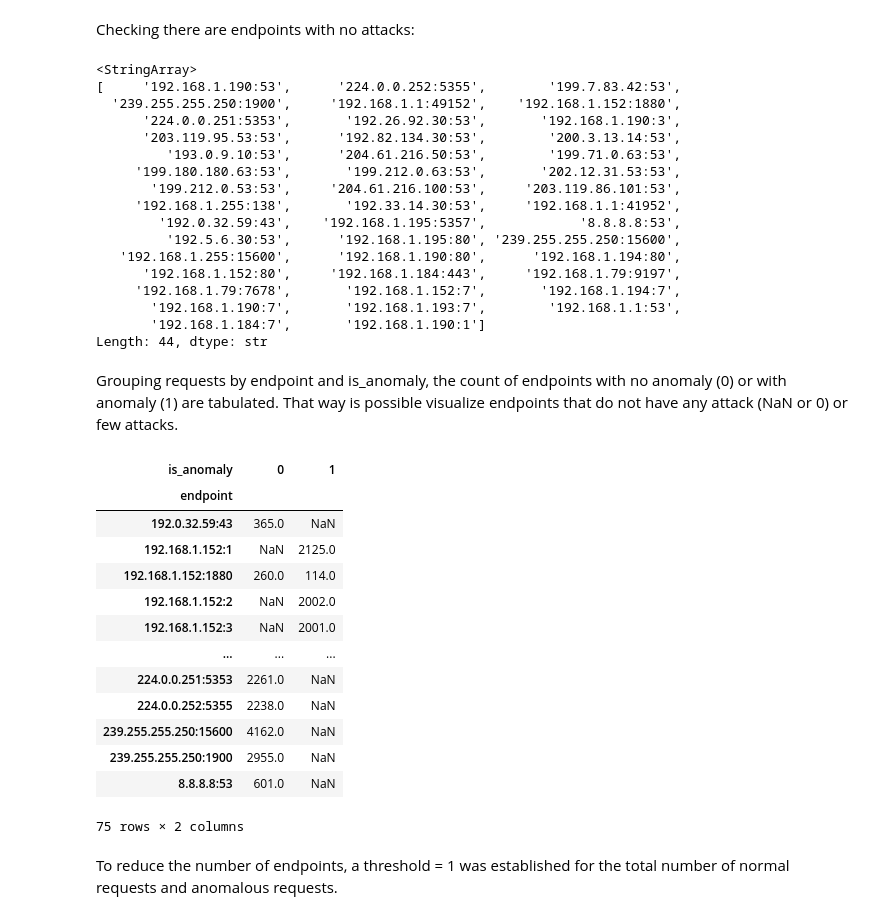
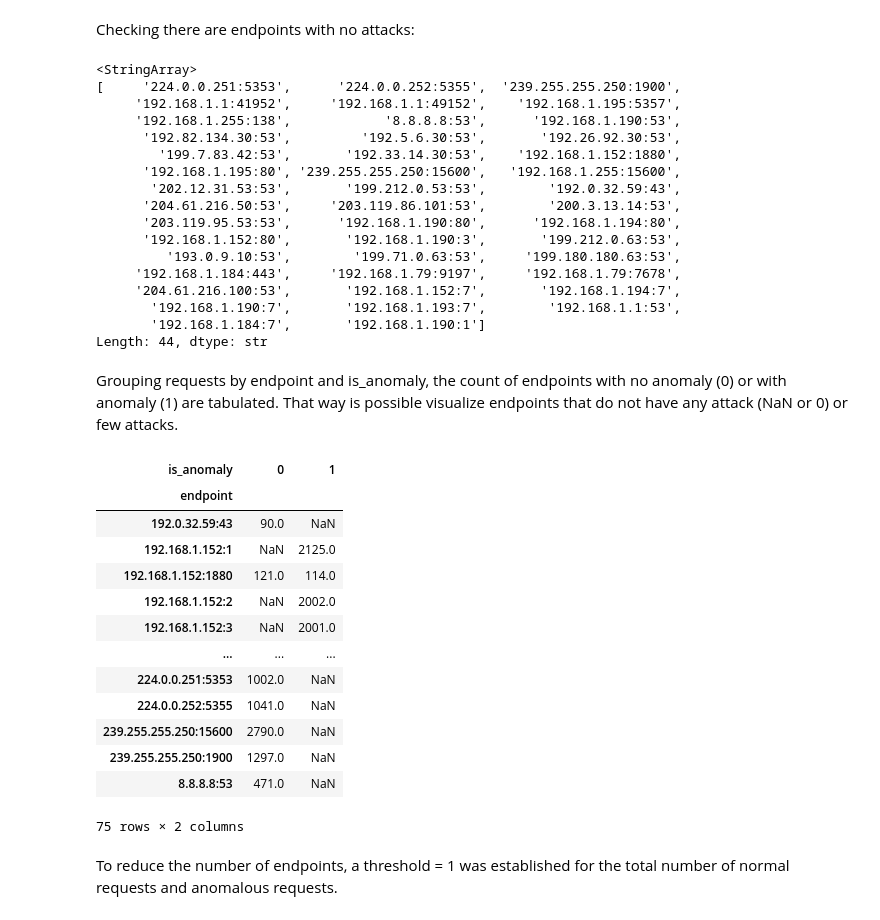
Before and after one commit to lmamede/api-health-monitor, a Jupyter notebook: notebooks/EDA-ToN_IoT.ipynb, the cells around one changed output. Saved outputs shown, nothing was run; the diff lists cells and outputs as text; code cells hidden in the pictures.

```diff
--- a/notebooks/EDA-ToN_IoT.ipynb
+++ b/notebooks/EDA-ToN_IoT.ipynb
@@ -240,3 +240,5 @@ It can be noticed when plotting the request evolution by time that, globally, th
 eda = EDA(df_continuity)
 
 eda.plot_global_request_rate('min')
+# %%
+eda.df = eda.df[(eda.df['time_local'] > '2019-04-24 12:00:00') & (eda.df['time_local'] < '2019-04-26 12:00:00')]
@@ -250,44 +254,44 @@ plot_start: 2019-04-24 18:20:00
 # %% [markdown]
 Checking there are endpoints with no attacks:
 # %%
-df_continuity[~df_continuity['type'].isin(['dos', 'ddos'])]['endpoint'].unique()
+eda.df[~eda.df['type'].isin(['dos', 'ddos'])]['endpoint'].unique()
 # %% [output]
 <StringArray>
-[     '192.168.1.190:53',      '224.0.0.252:5355',        '199.7.83.42:53',
-  '239.255.255.250:1900',     '192.168.1.1:49152',    '192.168.1.152:1880',
-      '224.0.0.251:5353',       '192.26.92.30:53',       '192.168.1.190:3',
-      '203.119.95.53:53',      '192.82.134.30:53',        '200.3.13.14:53',
-         '193.0.9.10:53',      '204.61.216.50:53',        '199.71.0.63:53',
-     '199.180.180.63:53',       '199.212.0.63:53',       '202.12.31.53:53',
-       '199.212.0.53:53',     '204.61.216.100:53',     '203.119.86.101:53',
-     '192.168.1.255:138',       '192.33.14.30:53',     '192.168.1.1:41952',
-        '192.0.32.59:43',    '192.168.1.195:5357',            '8.8.8.8:53',
-         '192.5.6.30:53',      '192.168.1.195:80', '239.255.255.250:15600',
-   '192.168.1.255:15600',      '192.168.1.190:80',      '192.168.1.194:80',
-      '192.168.1.152:80',     '192.168.1.184:443',     '192.168.1.79:9197',
-     '192.168.1.79:7678',       '192.168.1.152:7',       '192.168.1.194:7',
+[     '224.0.0.251:5353',      '224.0.0.252:5355',  '239.255.255.250:1900',
+     '192.168.1.1:41952',     '192.168.1.1:49152',    '192.168.1.195:5357',
+     '192.168.1.255:138',            '8.8.8.8:53',      '192.168.1.190:53',
+      '192.82.134.30:53',         '192.5.6.30:53',       '192.26.92.30:53',
+        '199.7.83.42:53',       '192.33.14.30:53',    '192.168.1.152:1880',
+      '192.168.1.195:80', '239.255.255.250:15600',   '192.168.1.255:15600',
+       '202.12.31.53:53',       '199.212.0.53:53',        '192.0.32.59:43',
+      '204.61.216.50:53',     '203.119.86.101:53',        '200.3.13.14:53',
+      '203.119.95.53:53',      '192.168.1.190:80',      '192.168.1.194:80',
+      '192.168.1.152:80',       '192.168.1.190:3',       '199.212.0.63:53',
+         '193.0.9.10:53',        '199.71.0.63:53',     '199.180.180.63:53',
+     '192.168.1.184:443',     '192.168.1.79:9197',     '192.168.1.79:7678',
+     '204.61.216.100:53',       '192.168.1.152:7',       '192.168.1.194:7',
        '192.168.1.190:7',       '192.168.1.193:7',        '192.168.1.1:53',
        '192.168.1.184:7',       '192.168.1.190:1']
 Length: 44, dtype: str
 # %% [markdown]
 Grouping requests by endpoint and is_anomaly, the count of endpoints with no anomaly (0) or with anomaly (1) are tabulated. That way is possible visualize endpoints that do not have any attack (NaN or 0) or few attacks.
 # %%
-g_endpoint_anom = df_continuity.groupby(['endpoint','is_anomaly']).size().unstack(level='is_anomaly')
+g_endpoint_anom = eda.df.groupby(['endpoint','is_anomaly']).size().unstack(level='is_anomaly')
 g_endpoint_anom
 # %% [output]
 | is_anomaly | 0 | 1 |
 | endpoint |  |  |
-| 192.0.32.59:43 | 365.0 | NaN |
+| 192.0.32.59:43 | 90.0 | NaN |
 | 192.168.1.152:1 | NaN | 2125.0 |
-| 192.168.1.152:1880 | 260.0 | 114.0 |
+| 192.168.1.152:1880 | 121.0 | 114.0 |
 | 192.168.1.152:2 | NaN | 2002.0 |
 | 192.168.1.152:3 | NaN | 2001.0 |
 | ... | ... | ... |
-| 224.0.0.251:5353 | 2261.0 | NaN |
-| 224.0.0.252:5355 | 2238.0 | NaN |
-| 239.255.255.250:15600 | 4162.0 | NaN |
-| 239.255.255.250:1900 | 2955.0 | NaN |
-| 8.8.8.8:53 | 601.0 | NaN |
+| 224.0.0.251:5353 | 1002.0 | NaN |
+| 224.0.0.252:5355 | 1041.0 | NaN |
+| 239.255.255.250:15600 | 2790.0 | NaN |
+| 239.255.255.250:1900 | 1297.0 | NaN |
+| 8.8.8.8:53 | 471.0 | NaN |
 75 rows × 2 columns
 # %% [markdown]
 To reduce the number of endpoints, a threshold = 1 was established for the total number of normal requests and anomalous requests.
```
Also changed, not shown: parts of 20 cells of this notebook, 1 other file.
